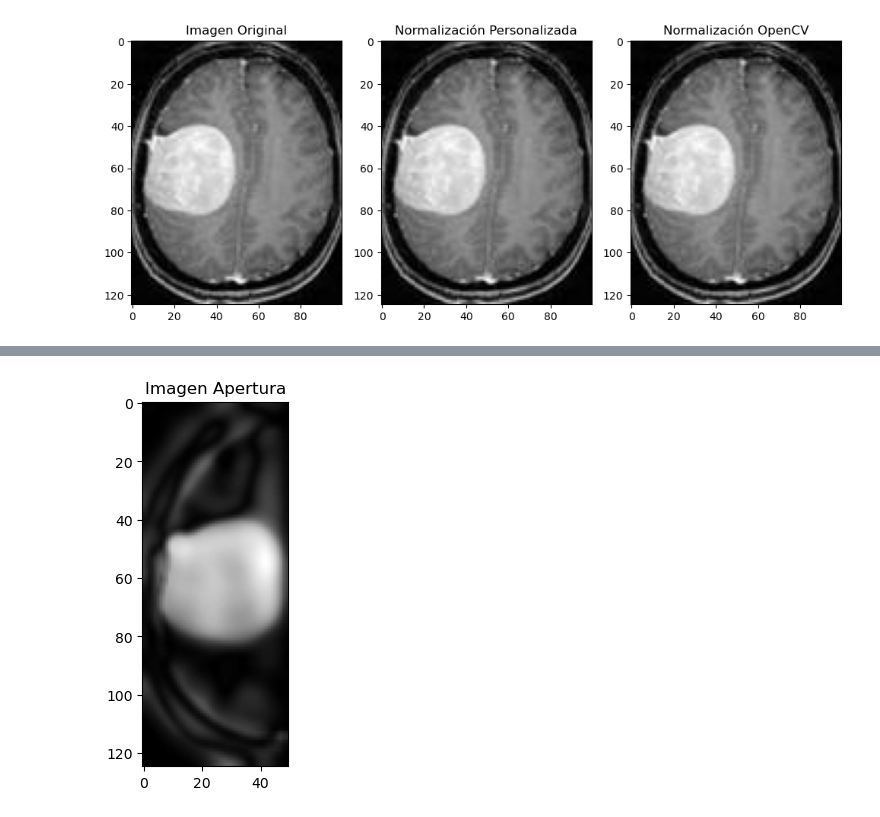
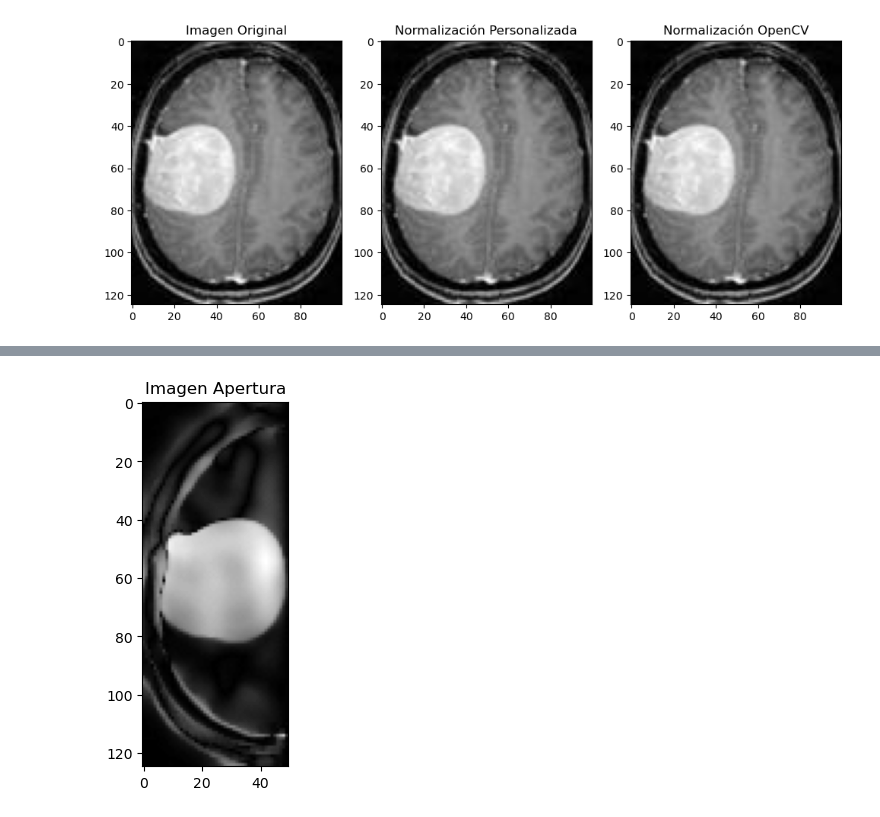
Before and after one commit to Senorita-glez/ProyectoImagenes, a Jupyter notebook: bi.ipynb, the cells around one changed output, grey strips where cells are left out. Saved outputs shown, nothing was run; the diff lists cells and outputs as text; code cells hidden in the pictures.

```diff
--- a/bi.ipynb
+++ b/bi.ipynb
@@ -266,34 +265,31 @@ from scipy.stats import pearsonr
 import os
 from PIL import Image
 from scipy.stats import pearsonr
 import cv2
 import matplotlib.pyplot as plt
 alto, ancho = imagen_filtrada_manual.shape
 # Dividir la imagen en mitades
 mitad_izquierda = imagen_filtrada_manual[:, :ancho // 2]
 mitad_derecha = imagen_filtrada_manual[:, ancho // 2:]
 
 
 mitad_derecha_espejo = obtener_espejo(mitad_derecha)
 
 diferencia = np.abs(mitad_izquierda.astype(int) - mitad_derecha_espejo.astype(int))
 
 # Convertir la imagen de diferencia a CV_8U
 diferencia = cv2.convertScaleAbs(diferencia)
 
 d = 3
 sigmaColor = 200
-sigmaSpace = 1000
 # Aplicar el filtro bilateral
-diferencia =manual_bilateral_filter(diferencia, d, sigmaColor-35, sigmaSpace)
-
 plt.subplot(131)
 plt.imshow(diferencia, cmap='gray')
 plt.title('Imagen Apertura')
 
 
 # Guardar la imagen de diferencia en escala de grises
 nombre_grafica = "mitad_"
 ruta_grafica = os.path.join('manual',nombre_grafica)
 # %% [output]
-[figure, old version]
+[figure, new version]
```
Also changed, not shown: parts of 3 cells of this notebook, 1 other file.
